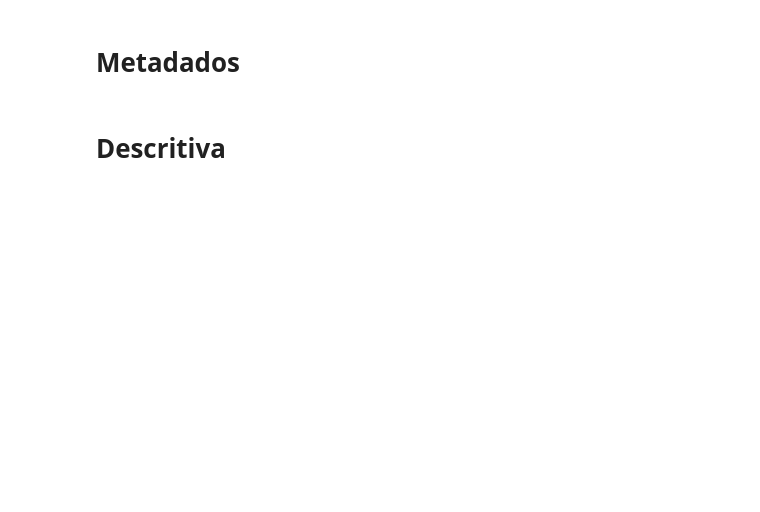
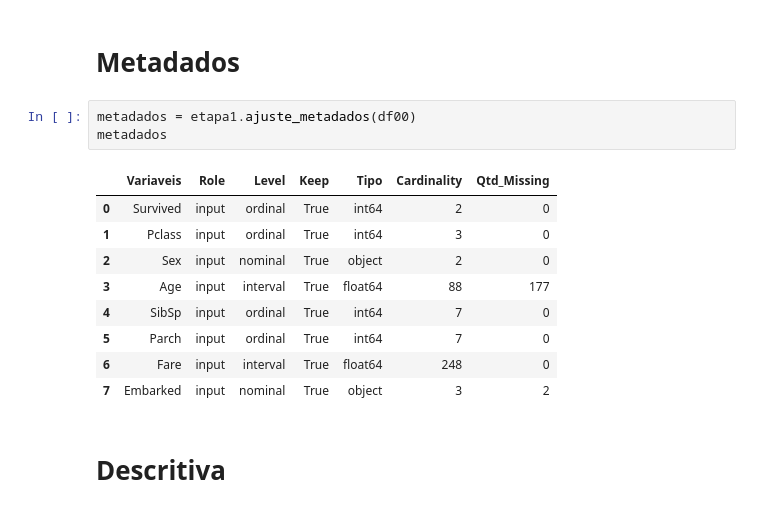
Before and after one commit to Guilherme-maia/projeto_ml_publico, a Jupyter notebook: Machine Learning.ipynb, the cells around one changed output. Saved outputs shown, nothing was run; the diff lists cells and outputs as text; blank space fills up the shorter version.

```diff
--- a/Machine Learning.ipynb
+++ b/Machine Learning.ipynb
@@ -20,4 +66,17 @@
 # %% [markdown]
 # Metadados
+# %%
+metadados = etapa1.ajuste_metadados(df00)
+metadados
+# %% [output]
+|  | Variaveis | Role | Level | Keep | Tipo | Cardinality | Qtd_Missing |
+| 0 | Survived | input | ordinal | True | int64 | 2 | 0 |
+| 1 | Pclass | input | ordinal | True | int64 | 3 | 0 |
+| 2 | Sex | input | nominal | True | object | 2 | 0 |
+| 3 | Age | input | interval | True | float64 | 88 | 177 |
+| 4 | SibSp | input | ordinal | True | int64 | 7 | 0 |
+| 5 | Parch | input | ordinal | True | int64 | 7 | 0 |
+| 6 | Fare | input | interval | True | float64 | 248 | 0 |
+| 7 | Embarked | input | nominal | True | object | 3 | 2 |
 # %% [markdown]
 # Descritiva
```
Also changed, not shown: parts of 20 cells of this notebook, 5 other files.
